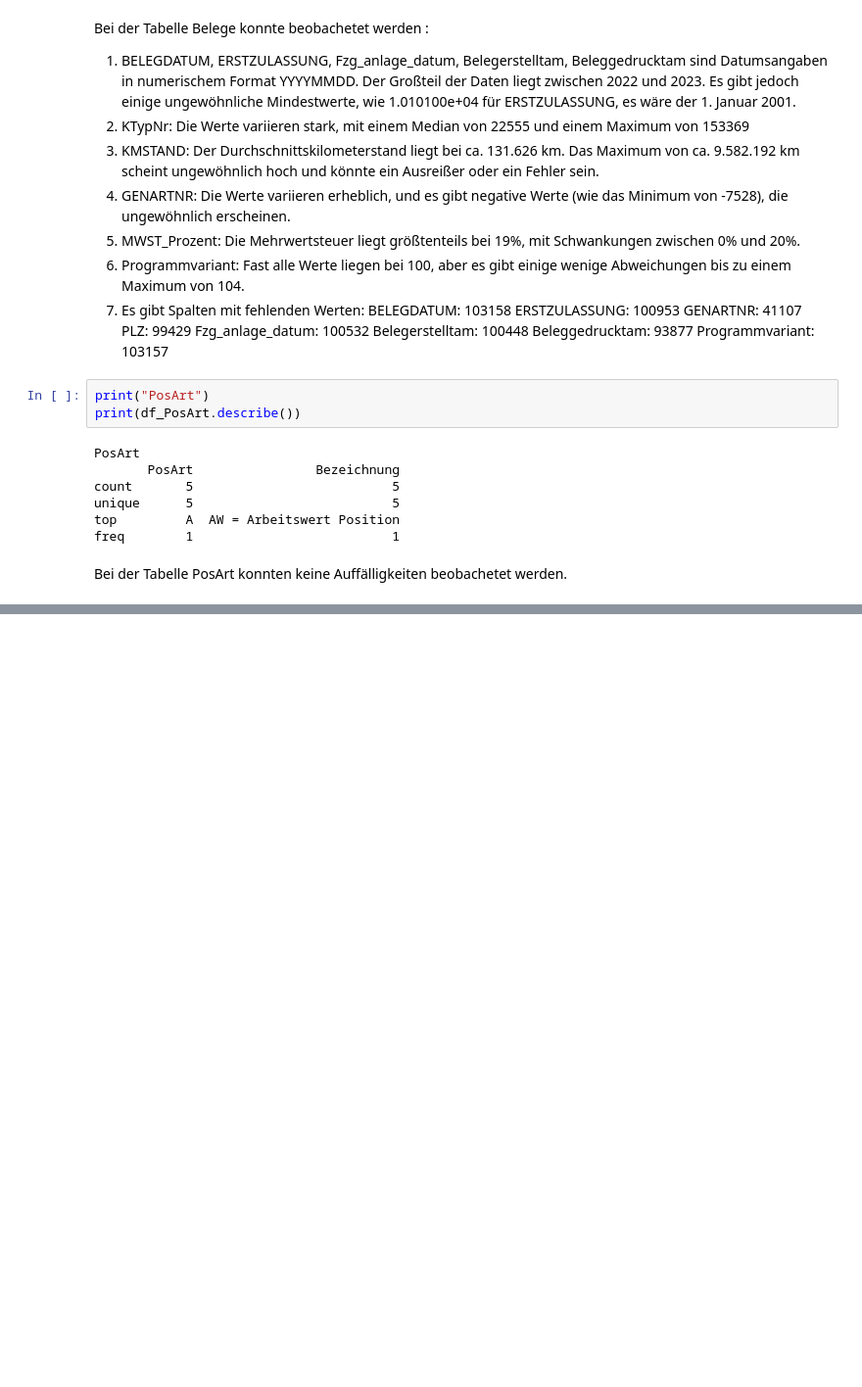
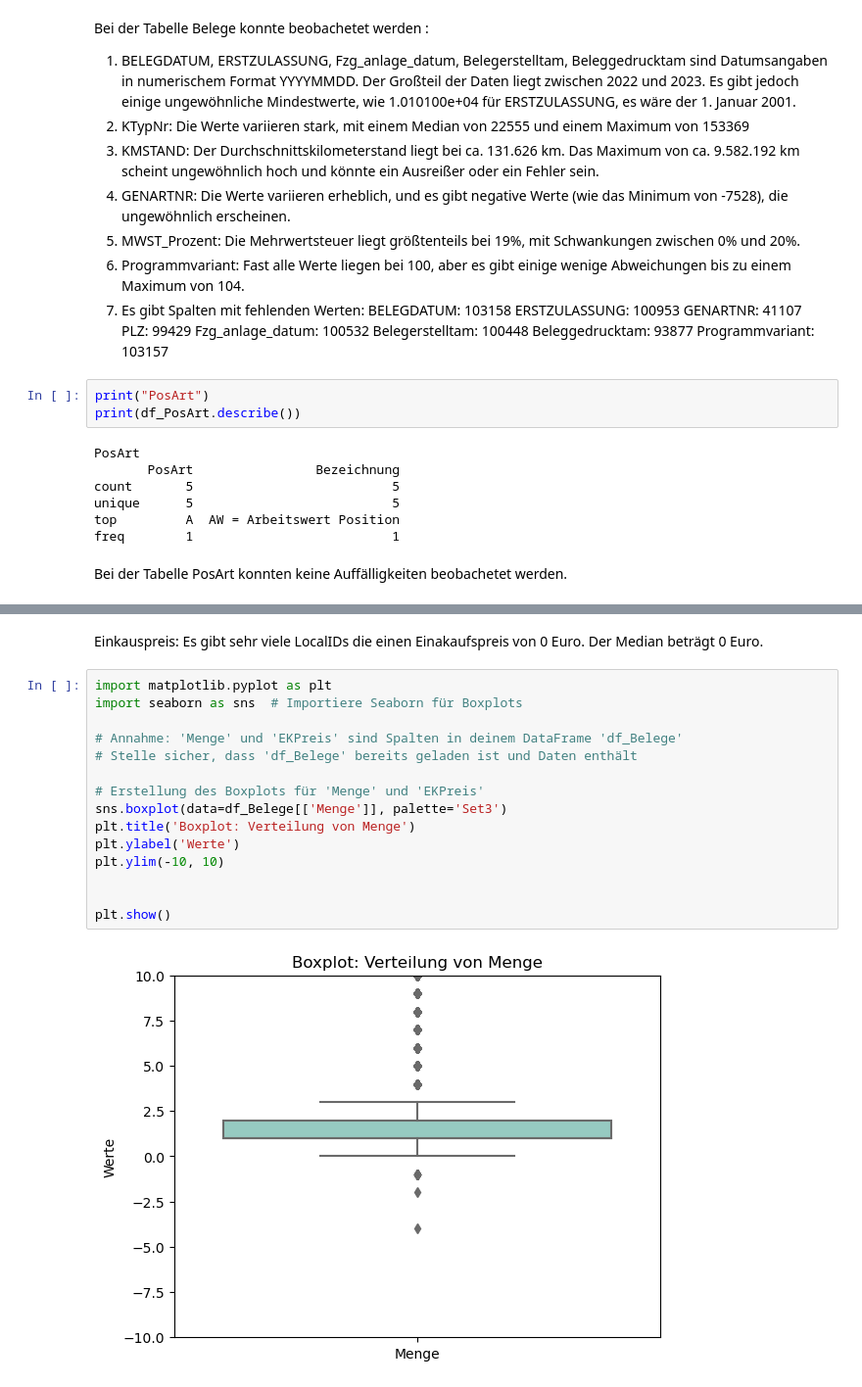
Before and after one commit to William-Zhang-26/BI-Analytics-Topmotive, a Jupyter notebook: Projekt_Topmotive.ipynb, the cells around one changed output, grey strips where cells are left out. Shown at 98% size. Cells and saved outputs as stored; diff of their text form; blank space fills up the shorter version.

Commit message:
BOXPLOT

```diff
--- a/Projekt_Topmotive.ipynb
+++ b/Projekt_Topmotive.ipynb
@@ -142,0 +391,19 @@ Bei der Tabelle PosArt konnten keine Auffälligkeiten beobachetet werden.
+# %% [markdown]
+Einkauspreis: Es gibt sehr viele LocalIDs die einen Einakaufspreis von 0 Euro. Der Median beträgt 0 Euro.
+# %%
+import matplotlib.pyplot as plt
+import seaborn as sns  # Importiere Seaborn für Boxplots
+
+# Annahme: 'Menge' und 'EKPreis' sind Spalten in deinem DataFrame 'df_Belege'
+# Stelle sicher, dass 'df_Belege' bereits geladen ist und Daten enthält
+
+# Erstellung des Boxplots für 'Menge' und 'EKPreis'
+sns.boxplot(data=df_Belege[['Menge']], palette='Set3')
+plt.title('Boxplot: Verteilung von Menge')
+plt.ylabel('Werte')
+plt.ylim(-10, 10)
+
+
+plt.show()
+# %% [output]
+[figure, added]
```
Also changed, not shown: parts of 25 cells of this notebook.
